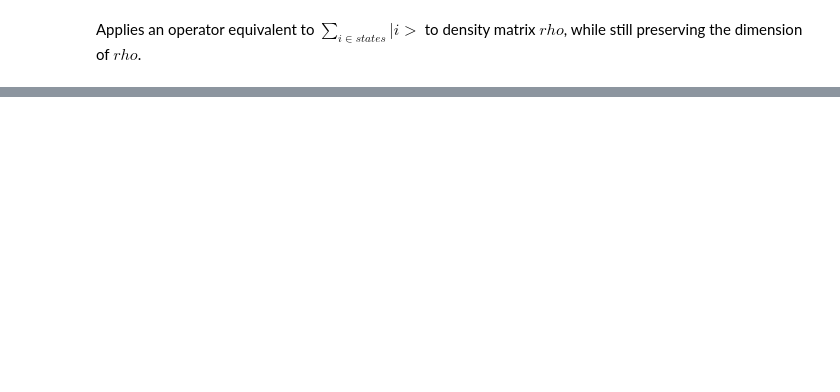
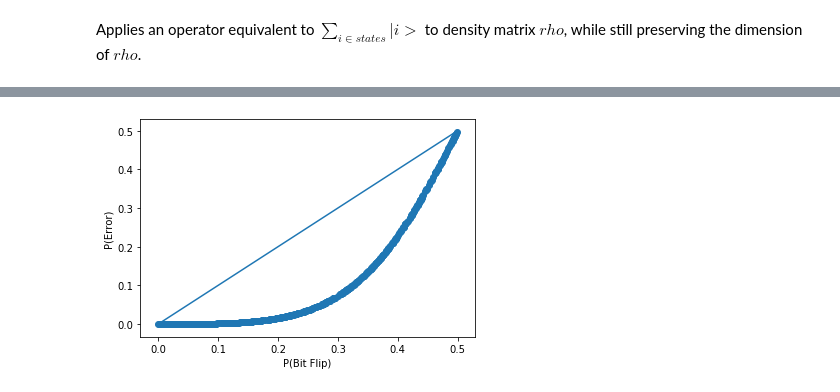
Before and after one commit to ischeinkman/Phys130cPresentationAids, a Jupyter notebook: notebookjupyter.ipynb, the cells around one changed output, grey strips where cells are left out. Saved outputs shown, nothing was run; the diff lists cells and outputs as text; code cells hidden in the pictures; blank space fills up the shorter version.

```diff
--- a/notebookjupyter.ipynb
+++ b/notebookjupyter.ipynb
@@ -132,0 +114,26 @@ display(corrected.extract_states([0, 7]))
+# %%
+def perform_test():
+    epsilon = random.random() * 0.5
+    initial_state = build_initial(0, 1, 2).unit()
+    initial_error = (qbitflip(epsilon) * initial_state.extract_states([0, 4], normalize = True)).unit()
+    initial_error_val = 1 - abs((initial_state.extract_states([0, 4], normalize=True).dag() * initial_error)[0,0])**2
+    three_bit_ts.user_gates['E_f'] = lambda x: qbitflip(epsilon)
+    corrected_error = (gate_sequence_product(three_bit_ts.propagators()) * initial_state).extract_states([0, 4], normalize=True)
+    corrected_error_val = abs( (initial_state.extract_states([0, 4], normalize = True).dag() * corrected_error)[0, 0])**2
+    return (epsilon, 1 - corrected_error_val)
+
+xdata = []
+ydata = []
+for test in range(0, 500):
+    cur = perform_test()
+    xdata.append(cur[0])
+    ydata.append(cur[1])
+fit_function = xdata.copy()
+fit_function.sort()
+plt.xlabel('P(Bit Flip)')
+plt.ylabel('P(Error)')
+plt.plot(fit_function, fit_function)
+plt.scatter(xdata, ydata)
+plt.show()
+# %% [output]
+[figure, added]
```
Also changed, not shown: parts of 30 cells of this notebook, 1 other file.
